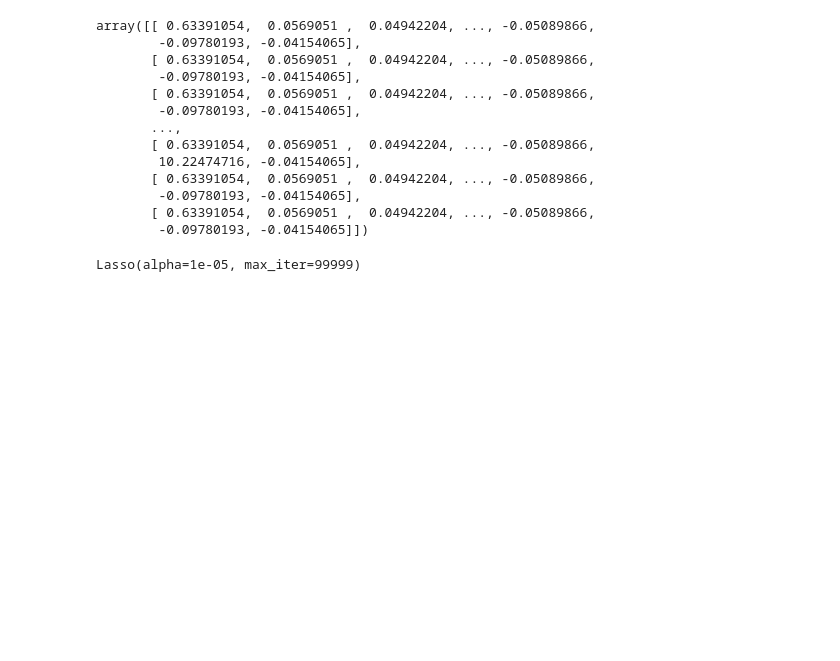
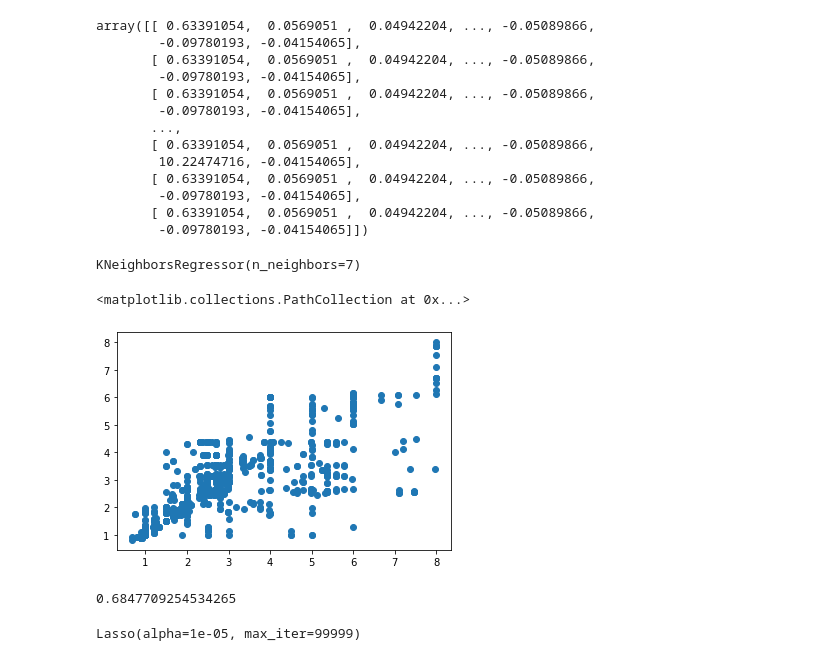
Before and after one commit to abiswas20/grocery-estimate-target-sales-value, a Jupyter notebook: produce/Analysis_of_produce_sales_at_a_grocery_store-In_progress.ipynb, the cells around one changed output. Cells and saved outputs as stored; diff of their text form; code cells hidden in the pictures; blank space fills up the shorter version.

```diff
--- a/produce/Analysis_of_produce_sales_at_a_grocery_store-In_progress.ipynb
+++ b/produce/Analysis_of_produce_sales_at_a_grocery_store-In_progress.ipynb
@@ -321,6 +314,22 @@ array([[ 0.63391054,  0.0569051 ,  0.04942204, ..., -0.05089866,
         -0.09780193, -0.04154065],
        [ 0.63391054,  0.0569051 ,  0.04942204, ..., -0.05089866,
         -0.09780193, -0.04154065]])
+# %%
+neigh = KNeighborsRegressor(n_neighbors=7)
+# %%
+neigh.fit(X_train_scaled, np.log(y_train))
+# %% [output]
+KNeighborsRegressor(n_neighbors=7)
+# %%
+y_preds=neigh.predict(X_test_scaled)
+plt.scatter(y_test,np.exp(y_preds))
+# %% [output]
+<matplotlib.collections.PathCollection at 0x...>
+[figure, added]
+# %%
+np.mean(cross_val_score(neigh, X_test_scaled,np.log(y_test)))
+# %% [output]
+0.6847709254534265
 # %%
 lasso=Lasso(alpha=0.00001,max_iter=99999)
 lasso.fit(X_train_scaled,np.log(y_train))
```
Also changed, not shown: parts of 12 cells of this notebook.
